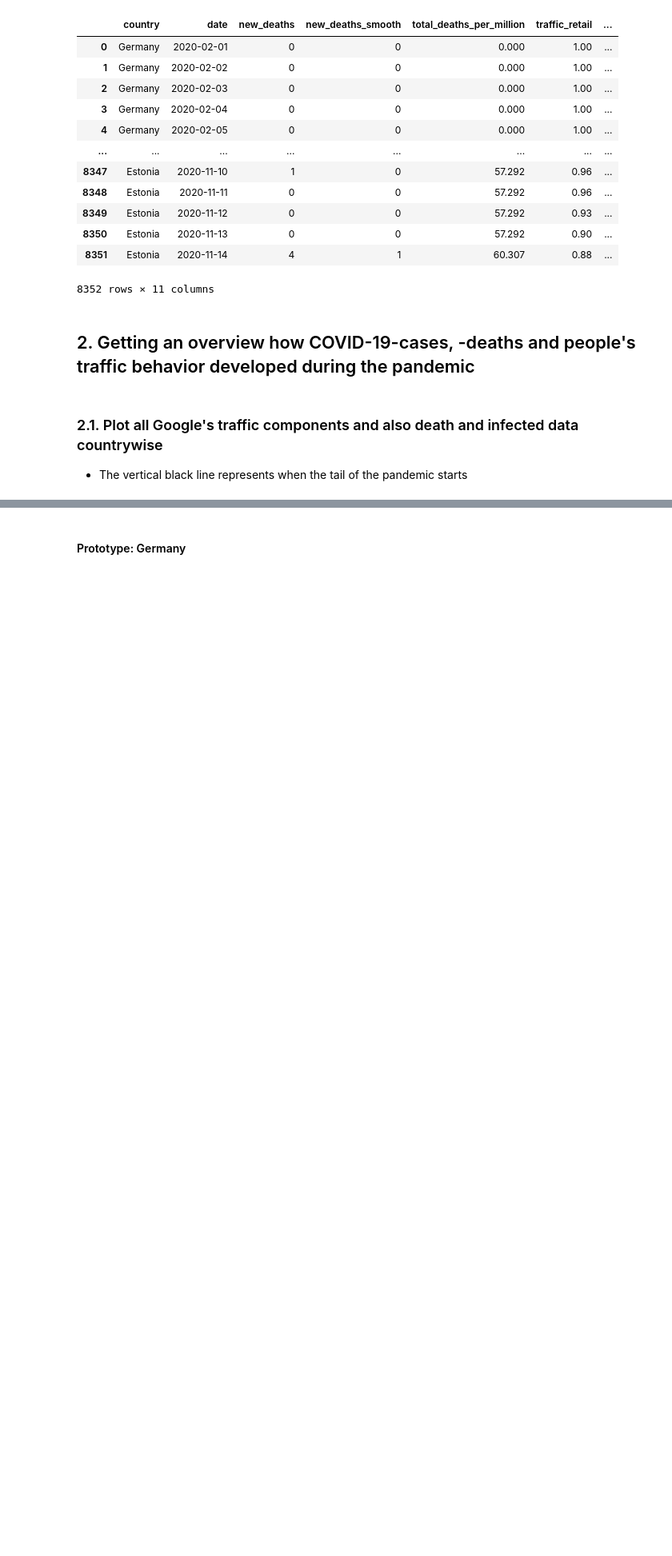
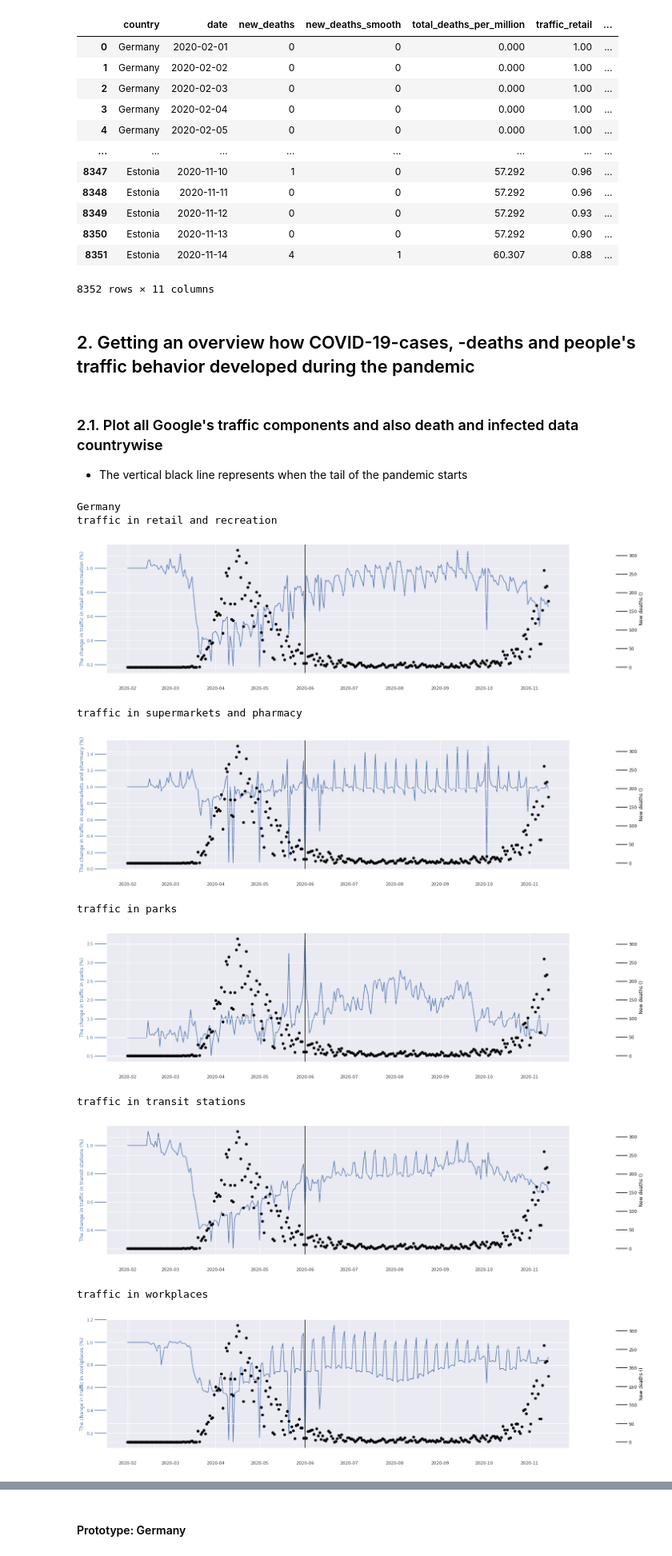
Before and after one commit to tommi-grohn/Corona_Bayesian, a Jupyter notebook: Project_Corona.ipynb, the cells around one changed output, grey strips where cells are left out. Shown at 80% size. Saved outputs shown, nothing was run; the diff lists cells and outputs as text; code cells hidden in the pictures; blank space fills up the shorter version.

```diff
--- a/Project_Corona.ipynb
+++ b/Project_Corona.ipynb
@@ -109,7 +109,7 @@ observations_start_date = datetime.datetime(2020, 2, 1, 0, 0)
 observations_end_date = datetime.datetime(2020, 11, 15, 0, 0)
 
 # However, the data analysis of this notebook concentrates on autumn months, i.e. on so called tail
-tail_start_date = datetime.datetime(2020, 9, 1, 0, 0)
+tail_start_date = datetime.datetime(2020, 6, 1, 0, 0)
 
 
 #############################################################################
@@ -250,8 +250,8 @@ description = ['traffic in retail and recreation', 'traffic in supermarkets and
               ]
 
 
-# Loop over each country
-for i in range(num_countries):
+# for i in range(num_countries): # Loop over each country
+for i in [0,4]: # Example countries: Germany and Spain
 
     # Define the current country, a temporary dataframe of the country and x-axis (dates)
     current_country = european_countries[i]
@@ -270,30 +270,42 @@ for i in range(num_countries):
         # Define the figure and different y-axis (there are 3 in total: traffic, infected, deaths)
         fig, host = plt.subplots(figsize=(26, 6))
         fig.subplots_adjust(right=0.75)
         par1 = host.twinx()
 
         # Set the most right one y-axis to right
         par1.spines["right"].set_position(("axes", 1.1))
 
         # Plot the traffic, infected and death data
         p1, = host.plot(x, y_traffic, "b-", label='The change in ' + description[j] +  ' (%)' )
         p2, = par1.plot(x, y_deaths, marker = 'o', linestyle='', color = "black", label="New deaths ()")
 
         # Define the texts
         host.set_ylabel('The change in ' + description[j] +  ' (%)')
         par1.set_ylabel("New deaths ()")
 
         # Text on the axis with the correct color
         host.yaxis.label.set_color(p1.get_color())
         par1.yaxis.label.set_color(p2.get_color())
 
         # Make little spikes for different y-axis
         tkw = dict(size=30, width=1.6)
         host.tick_params(axis='y', colors=p1.get_color(), **tkw)
         par1.tick_params(axis='y', colors=p2.get_color(), **tkw)
         host.tick_params(axis='x', **tkw)
 
         plt.axvline(tail_start_date, color='black')
 
         print('\033[0m' + description[j])
         plt.show()
+# %% [output]
+Germany
+traffic in retail and recreation
+[figure, added]
+traffic in supermarkets and pharmacy
+[figure, added]
+traffic in parks
+[figure, added]
+traffic in transit stations
+[figure, added]
+traffic in workplaces
+[figure, added]
```
Also changed, not shown: parts of 18 cells of this notebook, 3 other files.
